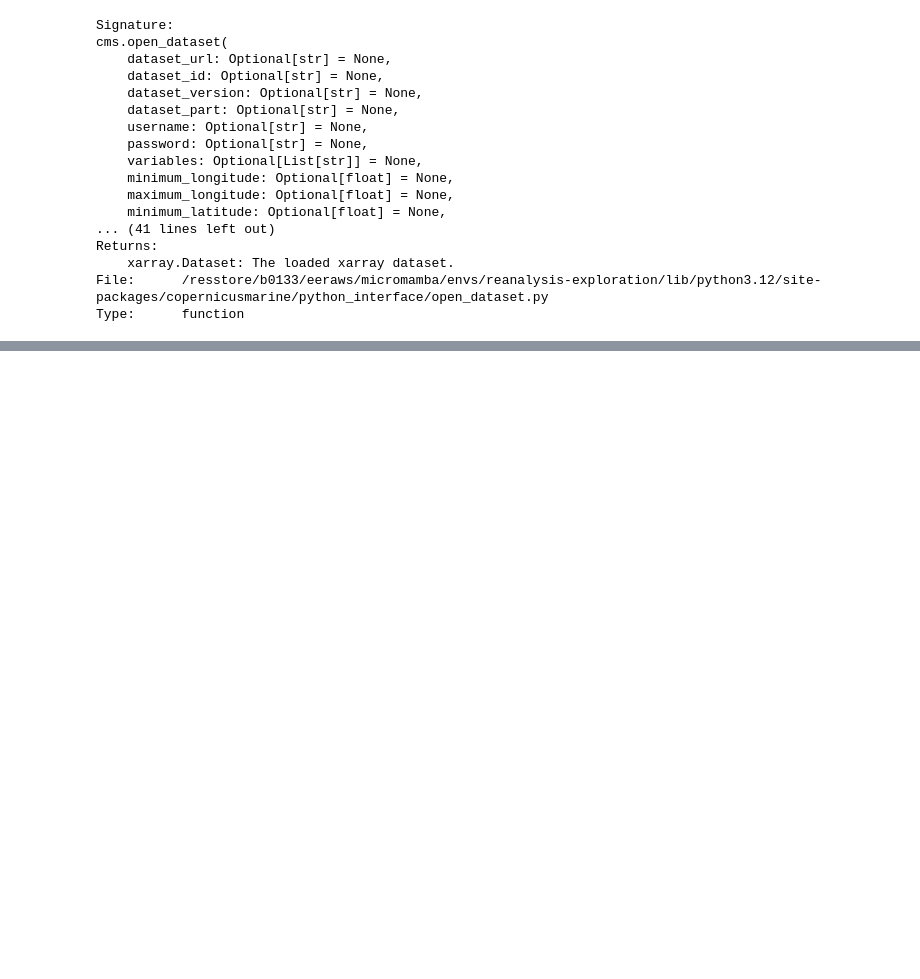
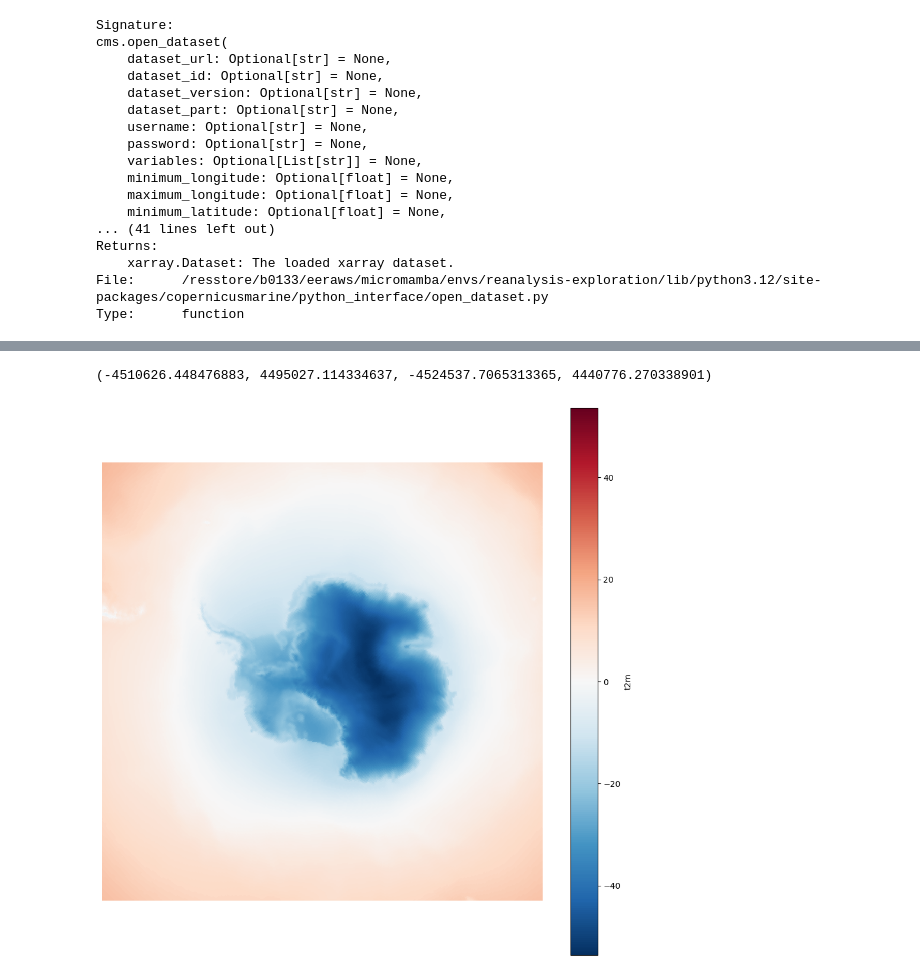
Before and after one commit to rossawslater/reanalysis-exploration, a Jupyter notebook: reanalysis_exploration.ipynb, the cells around one changed output, grey strips where cells are left out. Saved outputs shown, nothing was run; the diff lists cells and outputs as text; code cells hidden in the pictures; blank space fills up the shorter version.

```diff
--- a/reanalysis_exploration.ipynb
+++ b/reanalysis_exploration.ipynb
@@ -238,3 +262,6 @@ def plot_acceleration(da: xr.DataArray, # xarray DataArray
     plt.title(title, fontsize=fontsize)
 
     return ax
+# %%
+t2m = xr.open_mfdataset('/resstore/b0133/Data/ERA5/2m_temperature/2023*.nc', chunks='auto')#.t2m.isel(time=0).plot.imshow()
+t2m
@@ -240,0 +306,3 @@ def plot_acceleration(da: xr.DataArray, # xarray DataArray
+# %%
+mean_t2m = (t2m.t2m.mean(dim='time') - 273.15).compute()
+mean_t2m
@@ -240,0 +328,12 @@ def plot_acceleration(da: xr.DataArray, # xarray DataArray
+# %%
+_mean_t2m = mean_t2m.rio.write_crs('epsg:4326')
+_mean_t2m = _mean_t2m.rio.reproject(epsg_3031)
+plt.figure(figsize=(12, 12))
+ax = plt.axes(projection=epsg_3031)
+_mean_t2m.plot.imshow(ax=ax)
+ax.set_extent([-180, 180, -90, -50], crs = ccrs.PlateCarree())
+plt.title('')
+plt.axis('off')
+# %% [output]
+(-4510626.448476883, 4495027.114334637, -4524537.7065313365, 4440776.270338901)
+[figure, added]
```
Also changed, not shown: parts of 10 cells of this notebook.
